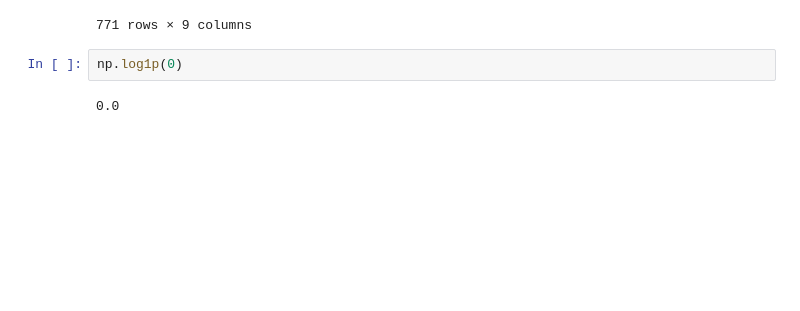
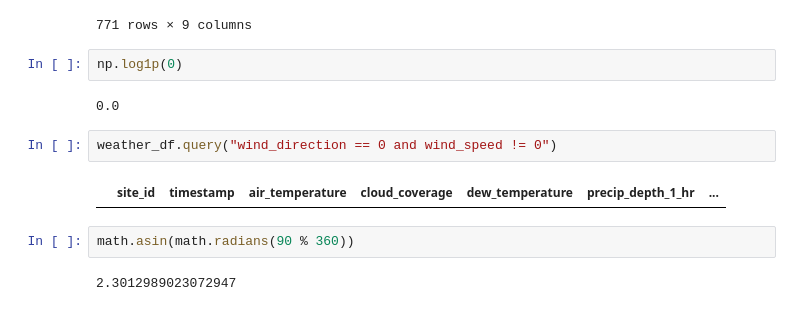
Before and after one commit to tmhrumt/ASHRAE---Great-Energy-Predictor-III, a Jupyter notebook: lightgbm.ipynb, the cells around one changed output. Drawn from its saved outputs; the diff is of its cells as text; blank space fills up the shorter version.

```diff
--- a/lightgbm.ipynb
+++ b/lightgbm.ipynb
@@ -467,3 +540,11 @@ tmp_weather_df.merge(weather_df, indicator=True, how='outer').query('_merge=="le
 np.log1p(0)
 # %% [output]
 0.0
+# %%
+weather_df.query("wind_direction == 0 and wind_speed != 0")
+# %% [output]
+|  | site_id | timestamp | air_temperature | cloud_coverage | dew_temperature | precip_depth_1_hr | ... |
+# %%
+math.asin(math.radians(90 % 360))
+# %% [output]
+2.3012989023072947
```
Also changed, not shown: parts of 18 cells of this notebook, 1 other file.
